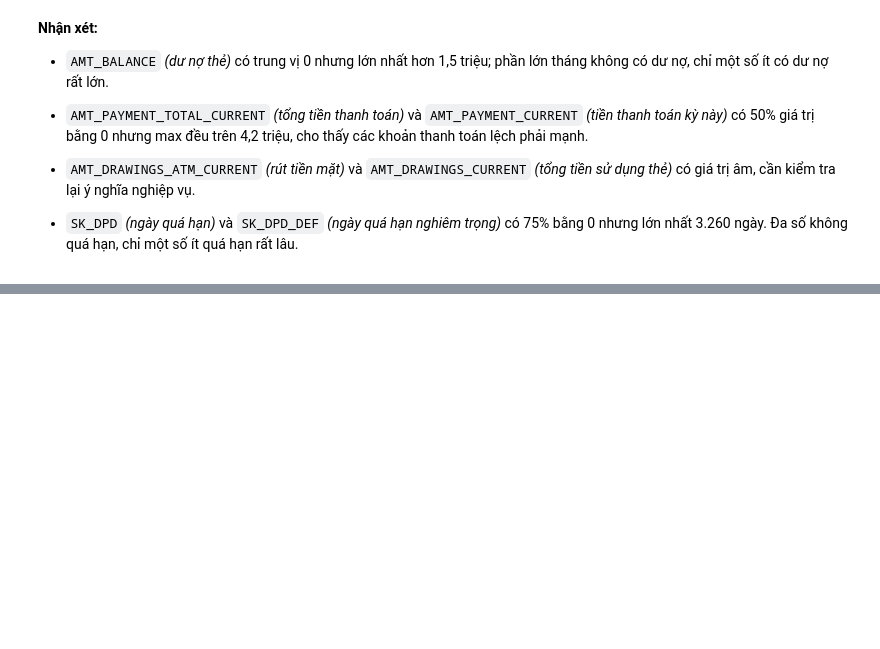
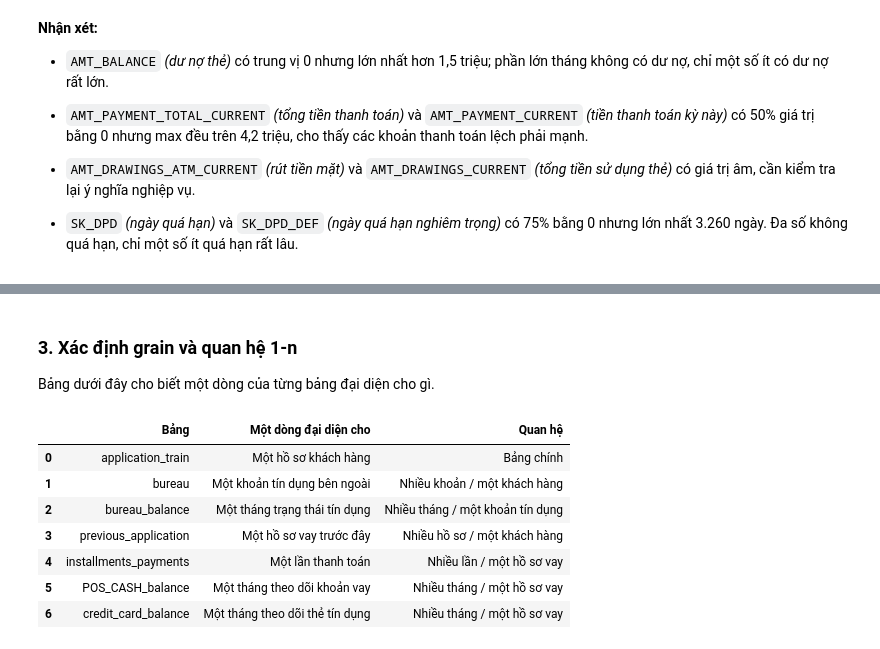
Before and after one commit to thanhhung9720001-collab/credit-risk-classifier, a Jupyter notebook: notebooks/01_data_understanding.ipynb, the cells around one changed output, grey strips where cells are left out. Saved outputs shown, nothing was run; the diff lists cells and outputs as text; code cells hidden in the pictures; blank space fills up the shorter version.

```diff
--- a/notebooks/01_data_understanding.ipynb
+++ b/notebooks/01_data_understanding.ipynb
@@ -1129,0 +1182,29 @@ Hệ quả cho Notebook 02: không khai báo khóa ngoại mà dùng index trên
+# %% [markdown]
+### 3. Xác định grain và quan hệ 1-n
+
+Bảng dưới đây cho biết một dòng của từng bảng đại diện cho gì.
+# %%
+# Một dòng của mỗi bảng đại diện cho một đơn vị dữ liệu khác nhau.
+grain_info = [
+    ["application_train", "Một hồ sơ khách hàng", "Bảng chính"],
+    ["bureau", "Một khoản tín dụng bên ngoài", "Nhiều khoản / một khách hàng"],
+    ["bureau_balance", "Một tháng trạng thái tín dụng", "Nhiều tháng / một khoản tín dụng"],
+    ["previous_application", "Một hồ sơ vay trước đây", "Nhiều hồ sơ / một khách hàng"],
+    ["installments_payments", "Một lần thanh toán", "Nhiều lần / một hồ sơ vay"],
+    ["POS_CASH_balance", "Một tháng theo dõi khoản vay", "Nhiều tháng / một hồ sơ vay"],
+    ["credit_card_balance", "Một tháng theo dõi thẻ tín dụng", "Nhiều tháng / một hồ sơ vay"],
+]
+
+pd.DataFrame(
+    grain_info,
+    columns=["Bảng", "Một dòng đại diện cho", "Quan hệ"],
+)
+# %% [output]
+|  | Bảng | Một dòng đại diện cho | Quan hệ |
+| 0 | application_train | Một hồ sơ khách hàng | Bảng chính |
+| 1 | bureau | Một khoản tín dụng bên ngoài | Nhiều khoản / một khách hàng |
+| 2 | bureau_balance | Một tháng trạng thái tín dụng | Nhiều tháng / một khoản tín dụng |
+| 3 | previous_application | Một hồ sơ vay trước đây | Nhiều hồ sơ / một khách hàng |
+| 4 | installments_payments | Một lần thanh toán | Nhiều lần / một hồ sơ vay |
+| 5 | POS_CASH_balance | Một tháng theo dõi khoản vay | Nhiều tháng / một hồ sơ vay |
+| 6 | credit_card_balance | Một tháng theo dõi thẻ tín dụng | Nhiều tháng / một hồ sơ vay |
```
Also changed, not shown: parts of 38 cells of this notebook, 1 other file.
